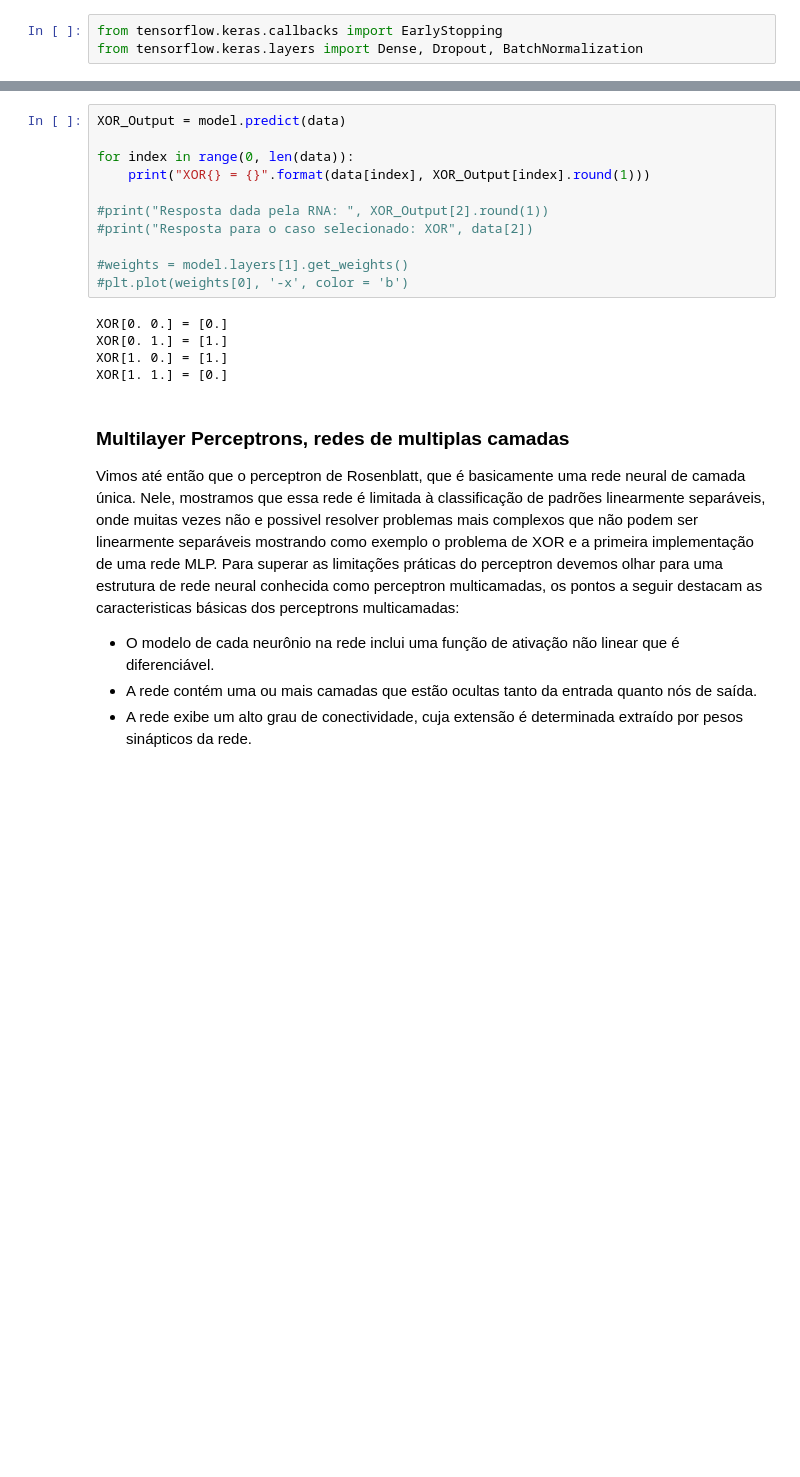
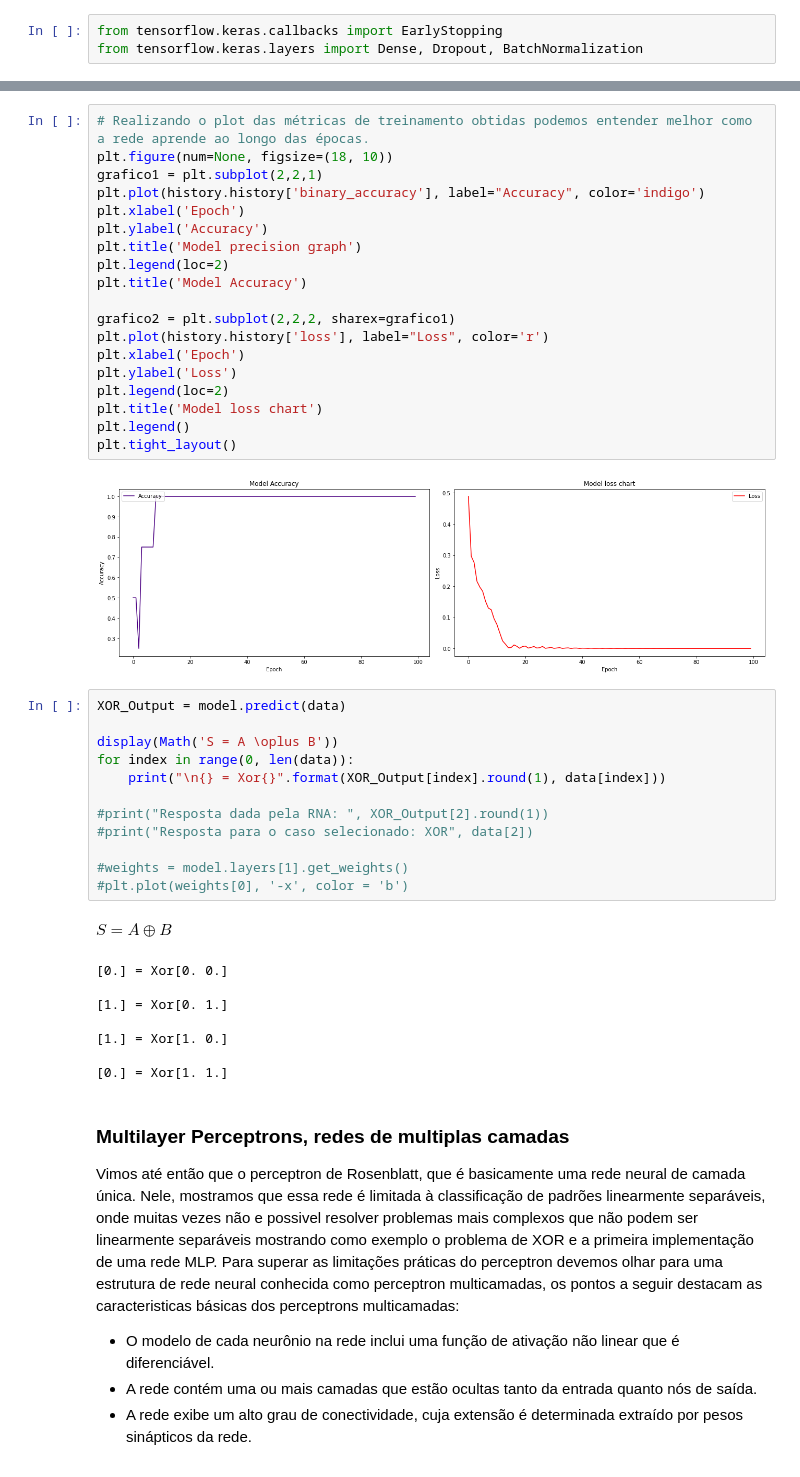
Before and after one commit to silasabs/PIVIC-PIBIC-Comunicacoes-Opticas, a Jupyter notebook: jupyter notebooks/Introduction_ANNs.ipynb, the cells around one changed output, grey strips where cells are left out. Cells and saved outputs as stored; diff of their text form; blank space fills up the shorter version.

```diff
--- a/jupyter notebooks/Introduction_ANNs.ipynb
+++ b/jupyter notebooks/Introduction_ANNs.ipynb
@@ -356,8 +330,30 @@ _________________________________________________________________
+# %%
+# Realizando o plot das métricas de treinamento obtidas podemos entender melhor como a rede aprende ao longo das épocas.
+plt.figure(num=None, figsize=(18, 10))
+grafico1 = plt.subplot(2,2,1)
+plt.plot(history.history['binary_accuracy'], label="Accuracy", color='indigo')
+plt.xlabel('Epoch')
+plt.ylabel('Accuracy')
+plt.title('Model precision graph')
+plt.legend(loc=2)
+plt.title('Model Accuracy')
+
+grafico2 = plt.subplot(2,2,2, sharex=grafico1)
+plt.plot(history.history['loss'], label="Loss", color='r')
+plt.xlabel('Epoch')
+plt.ylabel('Loss')
+plt.legend(loc=2)
+plt.title('Model loss chart')
+plt.legend()
+plt.tight_layout()
+# %% [output]
+[figure, added]
 # %%
 XOR_Output = model.predict(data)
 
+display(Math('S = A \oplus B'))
 for index in range(0, len(data)):
-    print("XOR{} = {}".format(data[index], XOR_Output[index].round(1)))
+    print("\n{} = Xor{}".format(XOR_Output[index].round(1), data[index]))
 
 #print("Resposta dada pela RNA: ", XOR_Output[2].round(1))
 #print("Resposta para o caso selecionado: XOR", data[2])
@@ -365,10 +361,14 @@ for index in range(0, len(data)):
 #weights = model.layers[1].get_weights()
 #plt.plot(weights[0], '-x', color = 'b')
 # %% [output]
+$\displaystyle S = A \oplus B$
-XOR[0. 0.] = [0.]
-XOR[0. 1.] = [1.]
-XOR[1. 0.] = [1.]
-XOR[1. 1.] = [0.]
+[0.] = Xor[0. 0.]
+
+[1.] = Xor[0. 1.]
+
+[1.] = Xor[1. 0.]
+
+[0.] = Xor[1. 1.]
 # %% [markdown]
 <a id="heading--2"></a>
 ### Multilayer Perceptrons, redes de multiplas camadas
```
Also changed, not shown: parts of 9 cells of this notebook, 1 other file.
